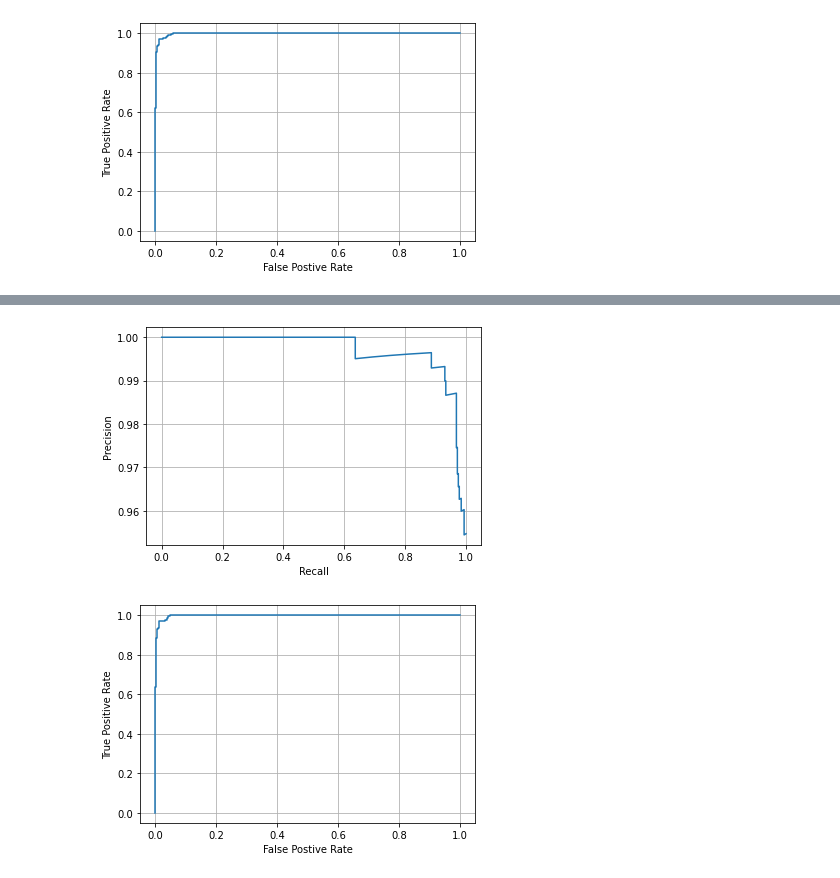
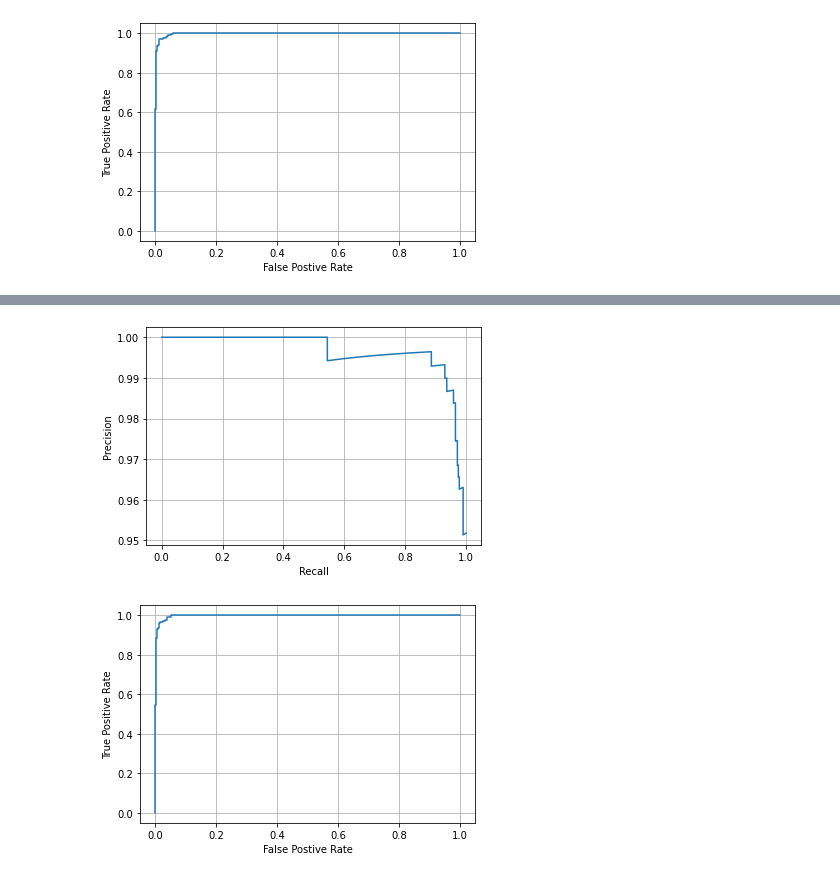
Before and after one commit to NguyenThanhAI/Advanced_Optimization_Exercises_2, a Jupyter notebook: optimize.ipynb, the cells around one changed output, grey strips where cells are left out. Saved outputs shown, nothing was run; the diff lists cells and outputs as text; code cells hidden in the pictures.

```diff
--- a/optimize.ipynb
+++ b/optimize.ipynb
@@ -134,19 +134,20 @@ for i in range(10000):
     #    learning_rate *= 0.9
     #weights -= learning_rate * dweights
     alpha = backtracking_line_search(x=x, w=weights, y=y, p=-dweights, rho=0.9, alpha=10, c=0.0001)
+    #alpha = line_search(x=x, w=weights, y=y, p=-dweights, alpha_max=1, c_1=0.0001, c_2=0.0)
     wolfe_II_list["gd"].append(check_wolfe_II(x=x, w=weights, y=y, alpha=alpha, p=-dweights, c_2=0.9))
     goldstein_list["gd"].append(check_goldstein(x=x, w=weights, y=y, alpha=alpha, p=-dweights, c=0.25))
     weights -= alpha * dweights
     #print("Alpha: {}".format(alpha))
     #print(weights)
     cost = sigmoid_cross_entropy_with_x_w(x=x, w=weights, y=y)
-    val_cost = sigmoid_cross_entropy_with_x_w(x=x_test, w=weights, y=y_test)
+    val_cost = sigmoid_cross_entropy_with_x_w(x=x_val, w=weights, y=y_val)
     #output = predict(x=x, w=weights, threshold=0.6).astype(np.float)
     #acc = (output == y).sum()/y.shape[0]
     tr_output = predict(x=x, w=weights, threshold=0.6).astype(np.float)
     tr_acc = (tr_output == y).sum()/y.shape[0]
-    val_output = predict(x=x_test, w=weights, threshold=0.6).astype(np.float)
-    val_acc = (val_output == y_test).sum()/y_test.shape[0]
+    val_output = predict(x=x_val, w=weights, threshold=0.6).astype(np.float)
+    val_acc = (val_output == y_val).sum()/y_val.shape[0]
 
     val_cost_list["gd"].append(val_cost)
     val_acc_list["gd"].append(val_acc)
@@ -173,8 +174,8 @@ for i in range(10000):
 
 tr_output = predict(x=x, w=weights, threshold=0.6).astype(np.float)
 tr_acc = (tr_output == y).sum()/y.shape[0]
-val_output = predict(x=x_test, w=weights, threshold=0.6).astype(np.float)
-val_acc = (val_output == y_test).sum()/y_test.shape[0]
+val_output = predict(x=x_val, w=weights, threshold=0.6).astype(np.float)
+val_acc = (val_output == y_val).sum()/y_val.shape[0]
 print(cost, val_cost, tr_acc, val_acc)
 print(dweights, np.linalg.norm(dweights))
 # %% [output]
@@ -228,9 +229,9 @@ from sklearn.linear_model import LogisticRegression
 
 clf = LogisticRegression(random_state=100, ).fit(x, y)
 
-val_prob = clf.predict_proba(x_test)
+val_prob = clf.predict_proba(x_val)
 val_predict = np.argmax(val_prob, axis=1)
-val_acc = (val_predict == y_test).sum()/y_test.shape[0]
+val_acc = (val_predict == y_val).sum()/y_val.shape[0]
 
 val_acc
 # %% [output]
@@ -267,6 +268,7 @@ for i in range(num_epochs):
 
         dweights = derivative_cost_wrt_params(x=x_batch, w=weights, y=y_batch)
         alpha = backtracking_line_search(x=x_batch, w=weights, y=y_batch, p=-dweights, rho=0.9, alpha=1e-1, c=0.0001)
+        #alpha = line_search(x=x_batch, w=weights, y=y, p=-dweights, alpha_max=1e-1, c_1=0.0001, c_2=0.9)
 
         wolfe_II_list["batch"].append(check_wolfe_II(x=x_batch, w=weights, y=y_batch, alpha=alpha, p=-dweights, c_2=0.9))
         goldstein_list["batch"].append(check_goldstein(x=x_batch, w=weights, y=y_batch, alpha=alpha, p=-dweights, c=0.25))
@@ -282,9 +284,9 @@ for i in range(num_epochs):
     cost = sigmoid_cross_entropy_with_x_w(x=x_train, w=weights, y=y_train)
     tr_output = predict(x=x_train, w=weights, threshold=0.6).astype(np.float)
     tr_acc = (tr_output == y_train).sum()/y_train.shape[0]
-    val_cost = sigmoid_cross_entropy_with_x_w(x=x_test, w=weights, y=y_test)
-    val_output = predict(x=x_test, w=weights, threshold=0.6).astype(np.float)
-    val_acc = (val_output == y_test).sum()/y_test.shape[0]
+    val_cost = sigmoid_cross_entropy_with_x_w(x=x_val, w=weights, y=y_val)
+    val_output = predict(x=x_val, w=weights, threshold=0.6).astype(np.float)
+    val_acc = (val_output == y_val).sum()/y_val.shape[0]
 
     val_cost_list["batch"].append(val_cost)
     val_acc_list["batch"].append(val_acc)
@@ -384,6 +386,7 @@ for i in range(num_epochs):
 
         dweights = derivative_cost_wrt_params(x=x_batch, w=weights, y=y_batch)
         alpha = backtracking_line_search(x=x_batch, w=weights, y=y_batch, p=-dweights, rho=0.9, alpha=1e-1, c=0.0001)
+        #alpha = line_search(x=x_batch, w=weights, y=y, p=-dweights, alpha_max=1e-1, c_1=0.0001, c_2=0.9)
         #print(alpha)
 
         wolfe_II_list["sgd"].append(check_wolfe_II(x=x_batch, w=weights, y=y_batch, alpha=alpha, p=-dweights, c_2=0.9))
@@ -399,9 +402,9 @@ for i in range(num_epochs):
     cost = sigmoid_cross_entropy_with_x_w(x=x_train, w=weights, y=y_train)
     tr_output = predict(x=x_train, w=weights, threshold=0.6).astype(np.float)
     tr_acc = (tr_output == y_train).sum()/y_train.shape[0]
-    val_cost = sigmoid_cross_entropy_with_x_w(x=x_test, w=weights, y=y_test)
-    val_output = predict(x=x_test, w=weights, threshold=0.6).astype(np.float)
-    val_acc = (val_output == y_test).sum()/y_test.shape[0]
+    val_cost = sigmoid_cross_entropy_with_x_w(x=x_val, w=weights, y=y_val)
+    val_output = predict(x=x_val, w=weights, threshold=0.6).astype(np.float)
+    val_acc = (val_output == y_val).sum()/y_val.shape[0]
 
     val_cost_list["sgd"].append(val_cost)
     val_acc_list["sgd"].append(val_acc)
@@ -458,11 +462,11 @@ weights, dweights
 # %%
-val_prob = predict(x=x_test, w=weights, return_prob=True)
-precision, recall, thresholds = precision_recall_curve(y_test, val_prob)
+val_prob = predict(x=x_val, w=weights, return_prob=True)
+precision, recall, thresholds = precision_recall_curve(y_val, val_prob)
 
 plt.plot(recall, precision)
 plt.xlabel("Recall")
 plt.ylabel("Precision")
 plt.grid()
 # %% [output]
-[figure, old version]
+[figure, new version]
 # %%
```
Also changed, not shown: parts of 22 cells of this notebook.
